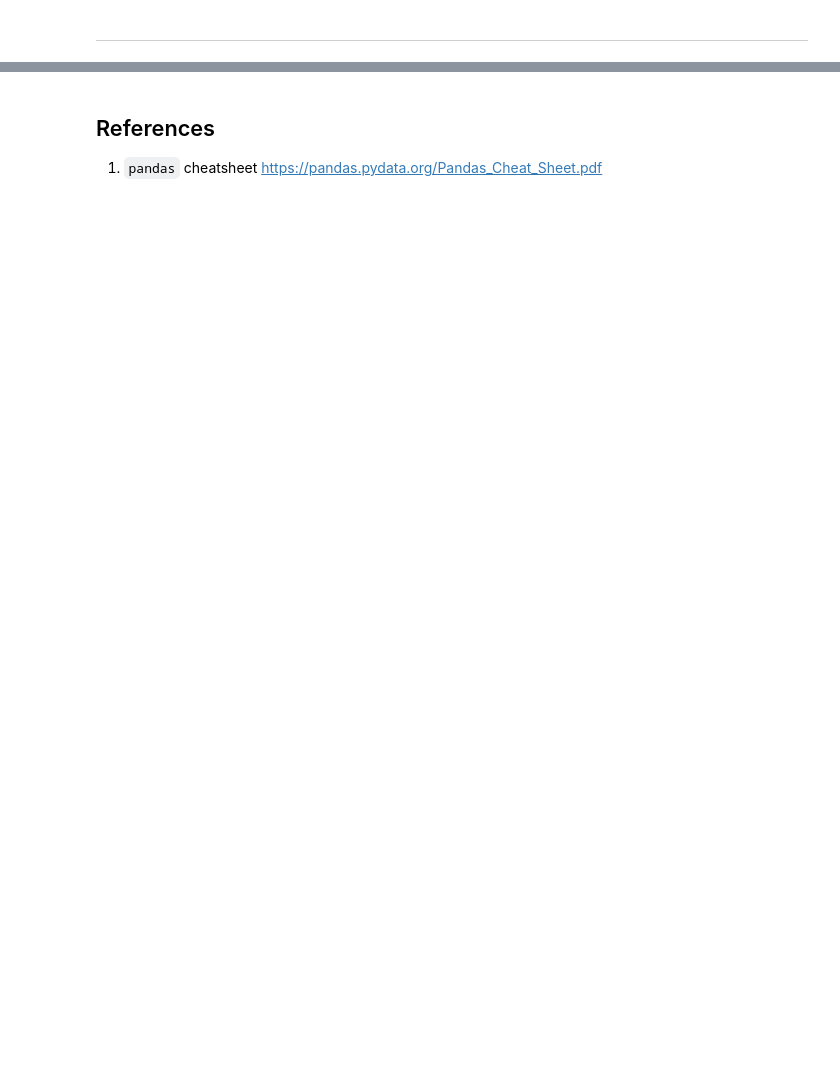
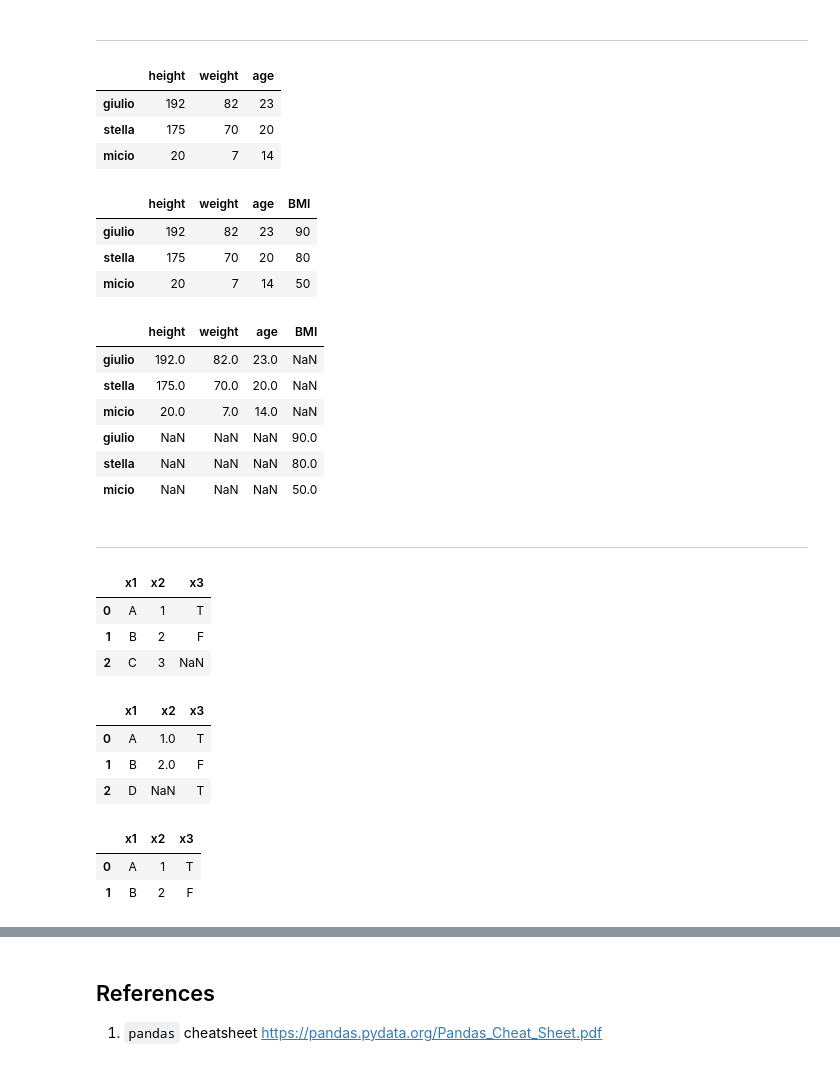
Before and after one commit to indemidelo/ds-interview, a Jupyter notebook: pandas/pandas-cheatsheet.ipynb, the cells around one changed output, grey strips where cells are left out. Saved outputs shown, nothing was run; the diff lists cells and outputs as text; code cells hidden in the pictures; blank space fills up the shorter version.

```diff
--- a/pandas/pandas-cheatsheet.ipynb
+++ b/pandas/pandas-cheatsheet.ipynb
@@ -131,2 +125,38 @@ df_topivot[df_topivot.weight > 10] == df_topivot.query('weight>10')
 # %% [markdown]
 ---
+# %%
+# Concat
+df = pd.DataFrame({'height': [192, 175, 20],
+                   'weight': [82, 70, 7],
+                  'age': [23, 20, 14]},
+                  index=['giulio', 'stella', 'micio'])
+df
+# %% [output]
+|  | height | weight | age |
+| giulio | 192 | 82 | 23 |
+| stella | 175 | 70 | 20 |
+| micio | 20 | 7 | 14 |
+# %%
+new_column = pd.DataFrame({'BMI': [90, 80, 50]}, index=['giulio', 'stella', 'micio'])
+pd.concat([df, new_column], axis=1)
+# %% [output]
+|  | height | weight | age | BMI |
+| giulio | 192 | 82 | 23 | 90 |
+| stella | 175 | 70 | 20 | 80 |
+| micio | 20 | 7 | 14 | 50 |
+# %%
+new_row = pd.DataFrame({'height': [15],
+                        'weight': [4],
+                        'age': [3]},
+                       index=['tinitini'])
+pd.concat([df, new_column])
+# %% [output]
+|  | height | weight | age | BMI |
+| giulio | 192.0 | 82.0 | 23.0 | NaN |
+| stella | 175.0 | 70.0 | 20.0 | NaN |
+| micio | 20.0 | 7.0 | 14.0 | NaN |
+| giulio | NaN | NaN | NaN | 90.0 |
+| stella | NaN | NaN | NaN | 80.0 |
+| micio | NaN | NaN | NaN | 50.0 |
+# %% [markdown]
+---
@@ -132,0 +167,20 @@ df_topivot[df_topivot.weight > 10] == df_topivot.query('weight>10')
+# %%
+pd.merge(left=adf, right=bdf, how='left', on='x1')
+# %% [output]
+|  | x1 | x2 | x3 |
+| 0 | A | 1 | T |
+| 1 | B | 2 | F |
+| 2 | C | 3 | NaN |
+# %%
+pd.merge(left=adf, right=bdf, how='right', on='x1')
+# %% [output]
+|  | x1 | x2 | x3 |
+| 0 | A | 1.0 | T |
+| 1 | B | 2.0 | F |
+| 2 | D | NaN | T |
+# %%
+pd.merge(left=adf, right=bdf, how='inner', on='x1')
+# %% [output]
+|  | x1 | x2 | x3 |
+| 0 | A | 1 | T |
+| 1 | B | 2 | F |
```
Also changed, not shown: parts of 7 cells of this notebook.
